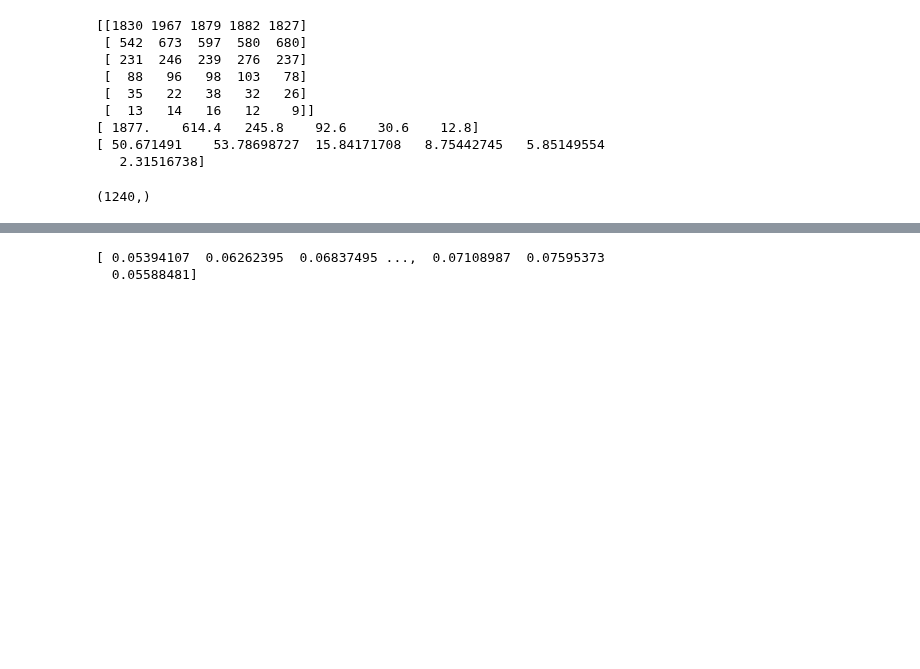
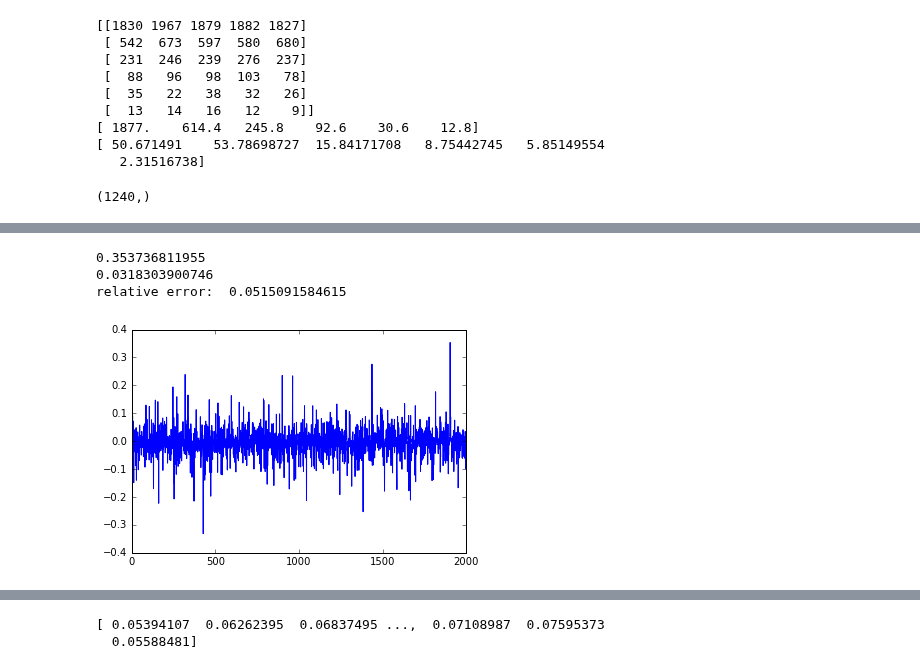
Before and after one commit to DanielTakeshi/New_MH_Test, a Jupyter notebook: iPython_stuff/GaussianMixtures_CuttingMH.ipynb, the cells around one changed output, grey strips where cells are left out. Saved outputs shown, nothing was run; the diff lists cells and outputs as text; code cells hidden in the pictures; blank space fills up the shorter version.

```diff
--- a/iPython_stuff/GaussianMixtures_CuttingMH.ipynb
+++ b/iPython_stuff/GaussianMixtures_CuttingMH.ipynb
@@ -868 +894,12 @@ def moving_avg (targetArray, windownSize):
+# %%
+diff = np.asarray(actual_sd) - np.asarray(true_sd)
+print np.max(np.abs(diff))
+plt.plot(diff)
+print np.mean(np.abs(diff))
+print 'relative error: ', np.mean(np.abs(diff) / np.asarray(true_sd))
+# %% [output]
+0.353736811955
+0.0318303900746
+relative error:  0.0515091584615
+[figure, added]
 # %%
```
Also changed, not shown: parts of 11 cells of this notebook, 1 other file.
